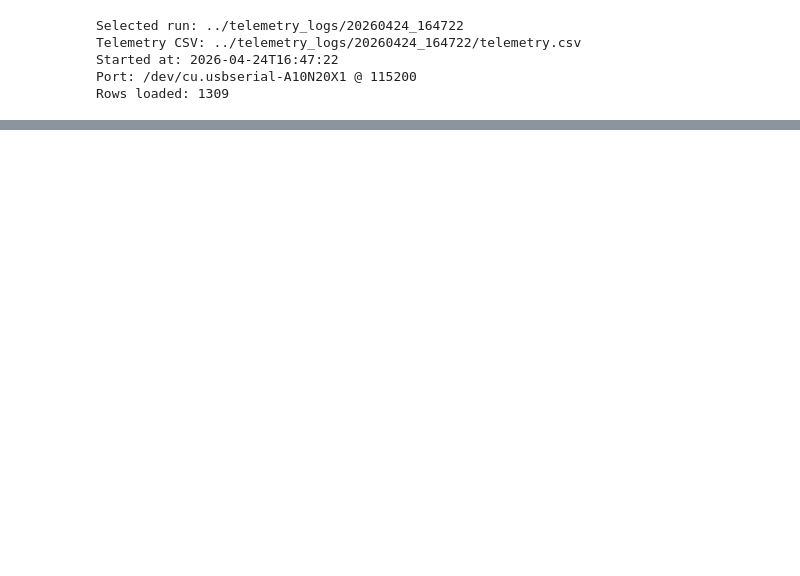
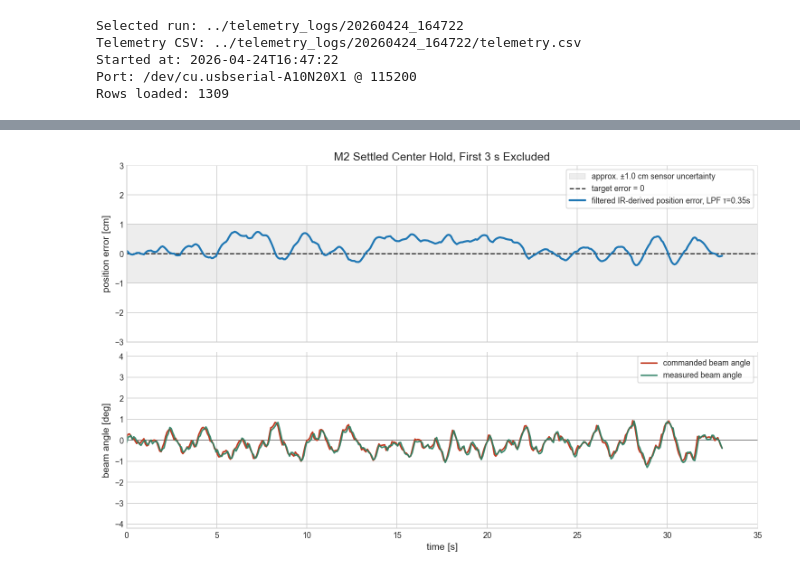
Before and after one commit to Piyushiitk24/ball-beam, a Jupyter notebook: notebooks/ball_beam_plots_clean.ipynb, the cells around one changed output, grey strips where cells are left out. Saved outputs shown, nothing was run; the diff lists cells and outputs as text; code cells hidden in the pictures; blank space fills up the shorter version.

```diff
--- a/notebooks/ball_beam_plots_clean.ipynb
+++ b/notebooks/ball_beam_plots_clean.ipynb
@@ -325,3 +503,24 @@ plt.show()
+# %%
+plt.close("all")
+
+center_settled = center.loc[center["t_plot"].ge(SETTLE_IGNORE_S)].copy()
+center_settled["t_plot"] = center_settled["t_plot"] - float(center_settled["t_plot"].iloc[0])
+
+fig, axes = plt.subplots(2, 1, sharex=True, figsize=(10.5, 6.4), constrained_layout=True)
+
+draw_error_axis(
+    axes[0],
+    center_settled,
+    f"M2 Settled Center Hold, First {SETTLE_IGNORE_S:.0f} s Excluded",
+)
+
+draw_angle_axis(axes[1], center_settled)
+
+axes[1].set_xlim(0.0, rounded_time_limit(float(center_settled["t_plot"].iloc[-1])))
+
+plt.show()
+# %% [output]
+[figure, added]
 # %%
 def find_staircase_segment_ids(closed_loop: pd.DataFrame) -> list[int]:
     segment_ids = sorted(closed_loop["segment_id"].unique().tolist())
```
Also changed, not shown: parts of 8 cells of this notebook, 1 other file.
